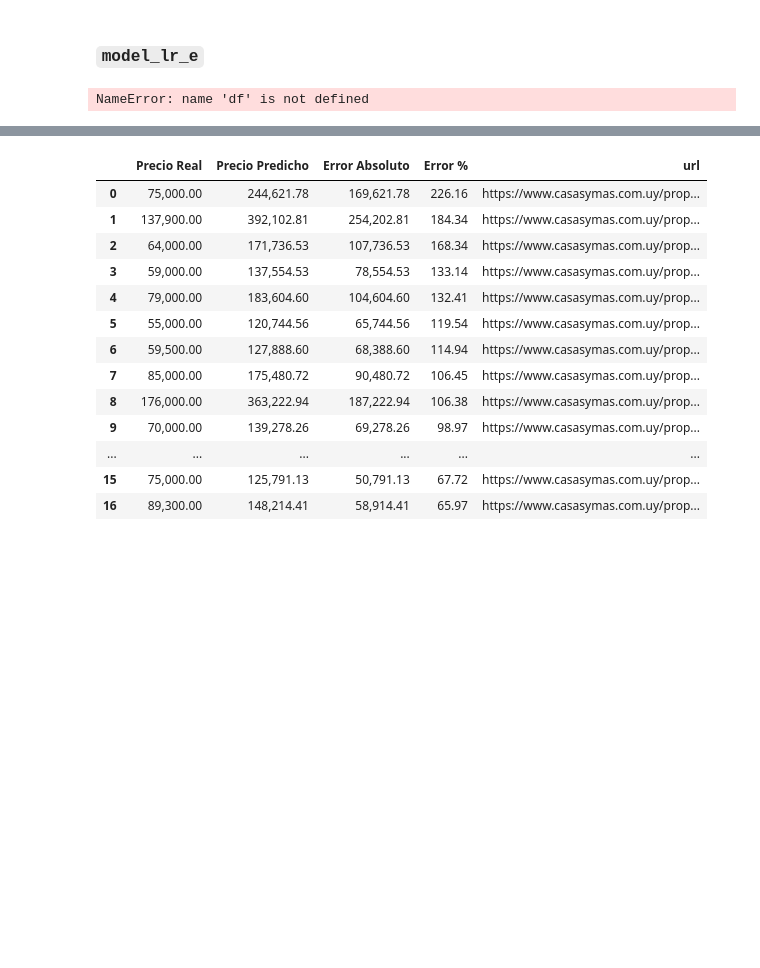
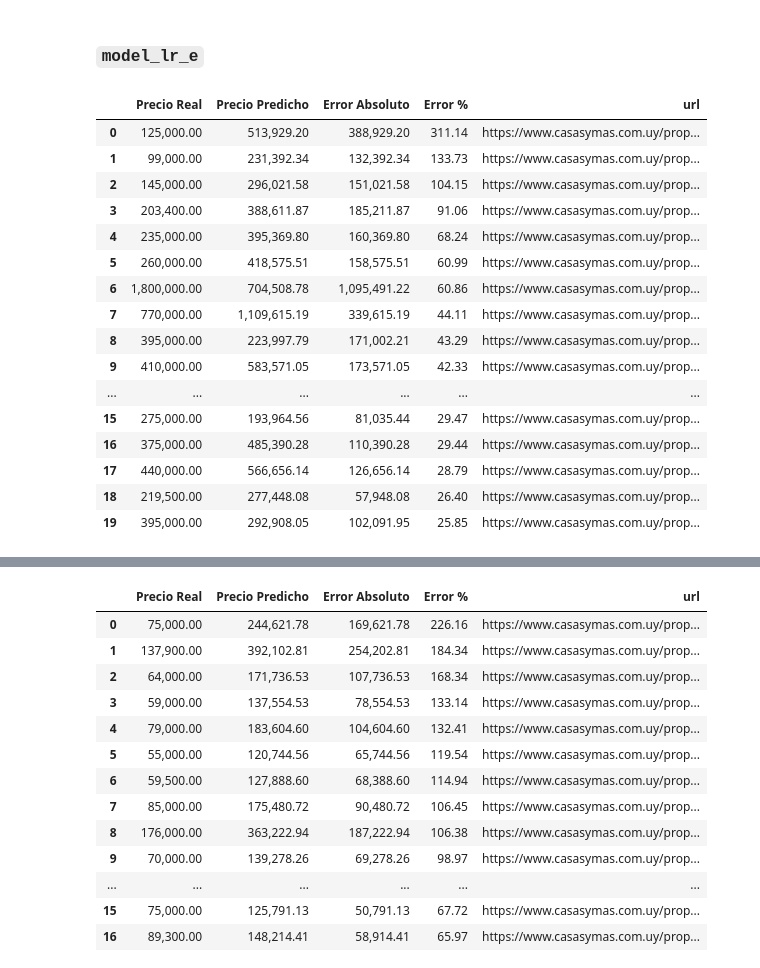
Before and after one commit to feliperenom/tesis-mcd-inm, a Jupyter notebook: notebooks/experimento_1_original.ipynb, the cells around one changed output, grey strips where cells are left out. Drawn from its saved outputs; the diff is of its cells as text; code cells hidden in the pictures; blank space fills up the shorter version.

```diff
--- a/notebooks/experimento_1_original.ipynb
+++ b/notebooks/experimento_1_original.ipynb
@@ -1690,15 +1690,31 @@ plt.show()
 # %%
 results_model_lr_e = evaluation_table(
     model_lr_e,
     X_test_prep_e,
     y_test_e.values,
-    df.loc[test_indices_e],
+    data.loc[test_indices_e],
     extra_cols=["url"]
 )
 
 results_model_lr_e.head(20)
 # %% [output]
-NameError: name 'df' is not defined
+|  | Precio Real | Precio Predicho | Error Absoluto | Error % | url |
+| 0 | 125,000.00 | 513,929.20 | 388,929.20 | 311.14 | https://www.casasymas.com.uy/prop... |
+| 1 | 99,000.00 | 231,392.34 | 132,392.34 | 133.73 | https://www.casasymas.com.uy/prop... |
+| 2 | 145,000.00 | 296,021.58 | 151,021.58 | 104.15 | https://www.casasymas.com.uy/prop... |
+| 3 | 203,400.00 | 388,611.87 | 185,211.87 | 91.06 | https://www.casasymas.com.uy/prop... |
+| 4 | 235,000.00 | 395,369.80 | 160,369.80 | 68.24 | https://www.casasymas.com.uy/prop... |
+| 5 | 260,000.00 | 418,575.51 | 158,575.51 | 60.99 | https://www.casasymas.com.uy/prop... |
+| 6 | 1,800,000.00 | 704,508.78 | 1,095,491.22 | 60.86 | https://www.casasymas.com.uy/prop... |
+| 7 | 770,000.00 | 1,109,615.19 | 339,615.19 | 44.11 | https://www.casasymas.com.uy/prop... |
+| 8 | 395,000.00 | 223,997.79 | 171,002.21 | 43.29 | https://www.casasymas.com.uy/prop... |
+| 9 | 410,000.00 | 583,571.05 | 173,571.05 | 42.33 | https://www.casasymas.com.uy/prop... |
+| ... | ... | ... | ... | ... | ... |
+| 15 | 275,000.00 | 193,964.56 | 81,035.44 | 29.47 | https://www.casasymas.com.uy/prop... |
+| 16 | 375,000.00 | 485,390.28 | 110,390.28 | 29.44 | https://www.casasymas.com.uy/prop... |
+| 17 | 440,000.00 | 566,656.14 | 126,656.14 | 28.79 | https://www.casasymas.com.uy/prop... |
+| 18 | 219,500.00 | 277,448.08 | 57,948.08 | 26.40 | https://www.casasymas.com.uy/prop... |
+| 19 | 395,000.00 | 292,908.05 | 102,091.95 | 25.85 | https://www.casasymas.com.uy/prop... |
 # %%
 plt.figure(figsize=(12, 6))
 
```
Also changed, not shown: parts of 63 cells of this notebook, 3 other files.
